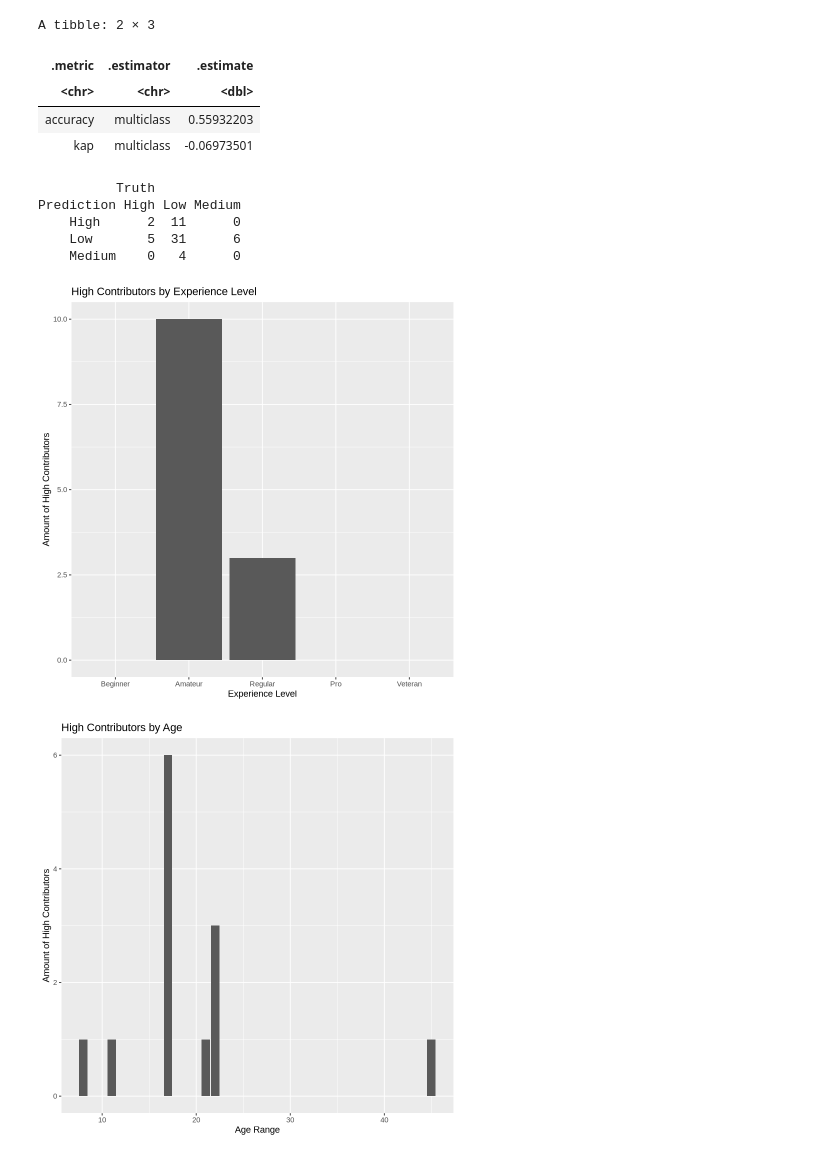
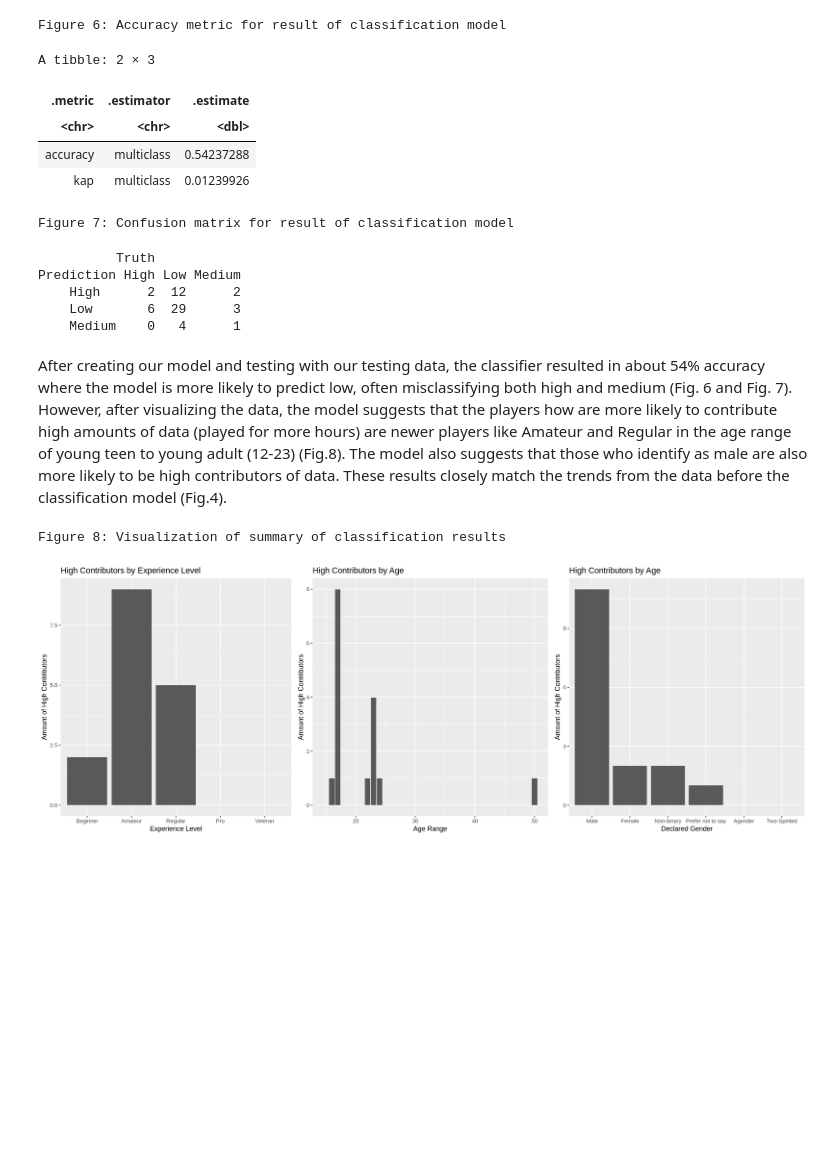
Before and after one commit to elilyliu/Group-4-project, a Jupyter notebook: knn code.ipynb, the cells around one changed output. Saved outputs shown, nothing was run; the diff lists cells and outputs as text; code cells hidden in the pictures; blank space fills up the shorter version.

```diff
--- a/knn code.ipynb
+++ b/knn code.ipynb
@@ -162,6 +159,4 @@ A tibble: 10 × 7
 # %%
-set.seed(1)
-
 player_spec <- nearest_neighbor(weight_func = "rectangular", neighbors = 2) |>
     set_engine("kknn") |>
     set_mode("classification")
@@ -177,46 +172,54 @@ player_predictions <- predict(player_fit, player_test) |>
 mnist_metrics <- player_predictions |>
     metrics(truth = contributor_type, estimate = .pred_class)
 
-
+player_mat <- player_predictions |>
+      conf_mat(truth = contributor_type, estimate = .pred_class)
+cat("Figure 6: Accuracy metric for result of classification model\n")
 mnist_metrics
+cat("Figure 7: Confusion matrix for result of classification model\n")
+player_mat
 # %% [output]
-A tibble: 2 × 3
+Figure 6: Accuracy metric for result of classification model
+A tibble: 2 × 3
 | .metric | .estimator | .estimate |
 | <chr> | <chr> | <dbl> |
-| accuracy | multiclass | 0.55932203 |
-| kap | multiclass | -0.06973501 |
+| accuracy | multiclass | 0.54237288 |
+| kap | multiclass | 0.01239926 |
+Figure 7: Confusion matrix for result of classification model
+          Truth
+Prediction High Low Medium
+    High      2  12      2
+    Low       6  29      3
+    Medium    0   4      1
+# %% [markdown]
+After creating our model and testing with our testing data, the classifier resulted in about 54% accuracy where the model is more likely to predict low, often misclassifying both high and medium (Fig. 6 and Fig. 7). However, after visualizing the data, the model suggests that the players how are more likely to contribute high amounts of data (played for more hours) are newer players like Amateur and Regular in the age range of young teen to young adult (12-23) (Fig.8). The model also suggests that those who identify as male are also more likely to be high contributors of data. These results closely match the trends from the data before the classification model (Fig.4).
 # %%
-player_mat <- player_predictions |>
-      conf_mat(truth = contributor_type, estimate = .pred_class)
-player_mat
-
 contributor_summary <- player_predictions |>
   group_by(experience_label, age, gender_label, experience, gender, .pred_class) |>
   summarise(count = n(), .groups = "drop") |>
   pivot_wider(names_from = .pred_class, values_from = count, values_fill = 0)
 
-ggplot(contributor_summary, aes(x = experience, y = High)) +
+experience_summary <- ggplot(contributor_summary, aes(x = experience, y = High)) +
     geom_bar(stat = "identity") +
     labs(title = "High Contributors by Experience Level",
          x = "Experience Level",
          y = "Amount of High Contributors")
 
-ggplot(contributor_summary, aes(x = age, y = High)) +
+age_summary <- ggplot(contributor_summary, aes(x = age, y = High)) +
     geom_bar(stat = "identity") +
     labs(title = "High Contributors by Age",
          x = "Age Range",
          y = "Amount of High Contributors")
 
-ggplot(contributor_summary, aes(x = gender_label, y = High, fill = gender)) +
+gender_summary <- ggplot(contributor_summary, aes(x = gender, y = High)) +
     geom_bar(stat = "identity") +
     labs(title = "High Contributors by Age",
-         x = "gender",
+         x = "Declared Gender",
          y = "Amount of High Contributors")
+
+options(repr.plot.width=17, repr.plot.height=6)
+cat("Figure 8: Visualization of summary of classification results\n")
+plot_grid(experience_summary,age_summary, gender_summary, ncol = 3)
 # %% [output]
-          Truth
-Prediction High Low Medium
-    High      2  11      0
-    Low       5  31      6
-    Medium    0   4      0
+Figure 8: Visualization of summary of classification results
-[figure, old version]
+[figure, new version]
-[figure, removed]
```
Also changed, not shown: parts of 11 cells of this notebook.
